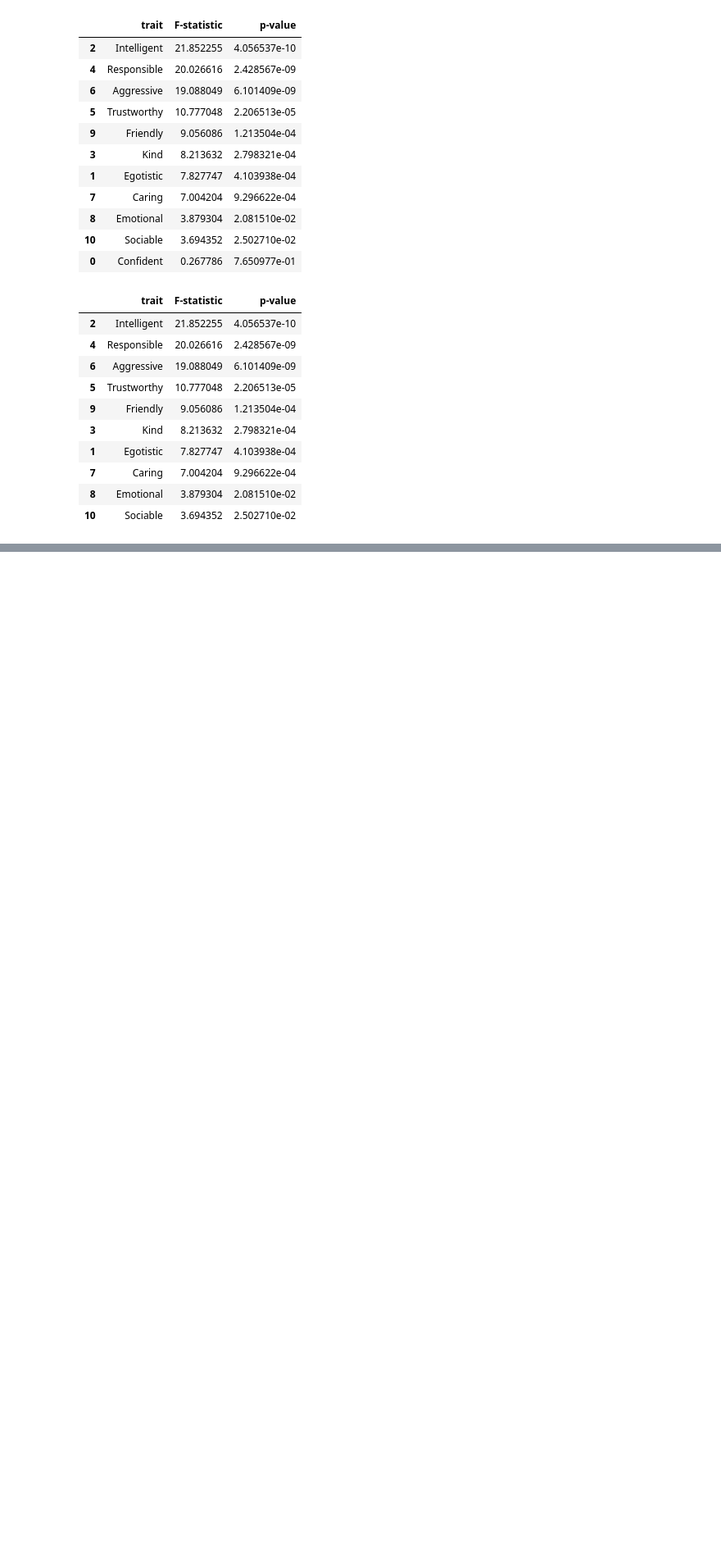
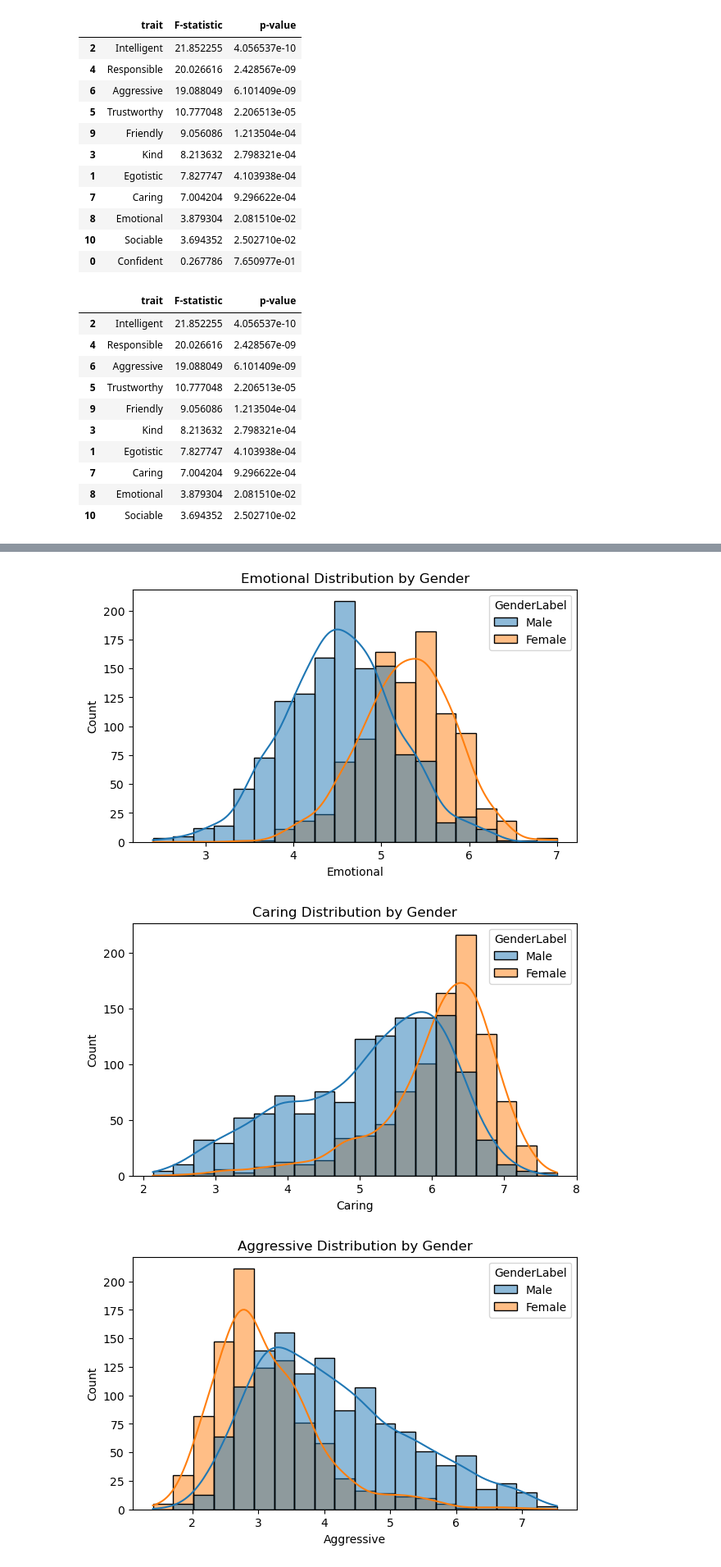
Before and after one commit to RheshaVinod/Fairness-and-Bias-Analysis, a Jupyter notebook: Vinod_RheshaSusil.ipynb, the cells around one changed output, grey strips where cells are left out. Shown at 82% size. Drawn from its saved outputs; the diff is of its cells as text; code cells hidden in the pictures; blank space fills up the shorter version.

```diff
--- a/Vinod_RheshaSusil.ipynb
+++ b/Vinod_RheshaSusil.ipynb
@@ -165,0 +160,8 @@ display(significant_traits)
+# %%
+gender_map = {
+    1: "Male",
+    0: "Female"
+}
+
+df["GenderLabel"] = df["Gender"].map(gender_map)
+df["GenderLabel"].value_counts()
@@ -165,0 +173,28 @@ display(significant_traits)
+# %%
+traits = [
+    "Confident", "Egotistic", "Intelligent", "Kind", "Responsible",
+    "Trustworthy", "Aggressive", "Caring", "Emotional", "Friendly", "Sociable"
+]
+# %%
+from scipy.stats import ttest_ind
+
+male = df[df["GenderLabel"] == "Male"]
+female = df[df["GenderLabel"] == "Female"]
+
+results = []
+
+for trait in traits:
+    t_stat, p_val = ttest_ind(
+        male[trait],
+        female[trait],
+        equal_var=False
+    )
+
+    results.append({
+        "Trait": trait,
+        "t-statistic": t_stat,
+        "p-value": p_val
+    })
+
+t_test_df = pd.DataFrame(results).sort_values("p-value")
+t_test_df
@@ -165,0 +231,12 @@ display(significant_traits)
+# %%
+for trait in traits_top5:
+    plt.figure(figsize=(7,4))
+
+    sns.histplot(data=df, x=trait, hue="GenderLabel", bins=20, kde=True)
+
+    plt.title(f"{trait} Distribution by Gender")
+    plt.show()
+# %% [output]
+[figure, added]
+[figure, added]
+[figure, added]
```
Also changed, not shown: parts of 16 cells of this notebook.
